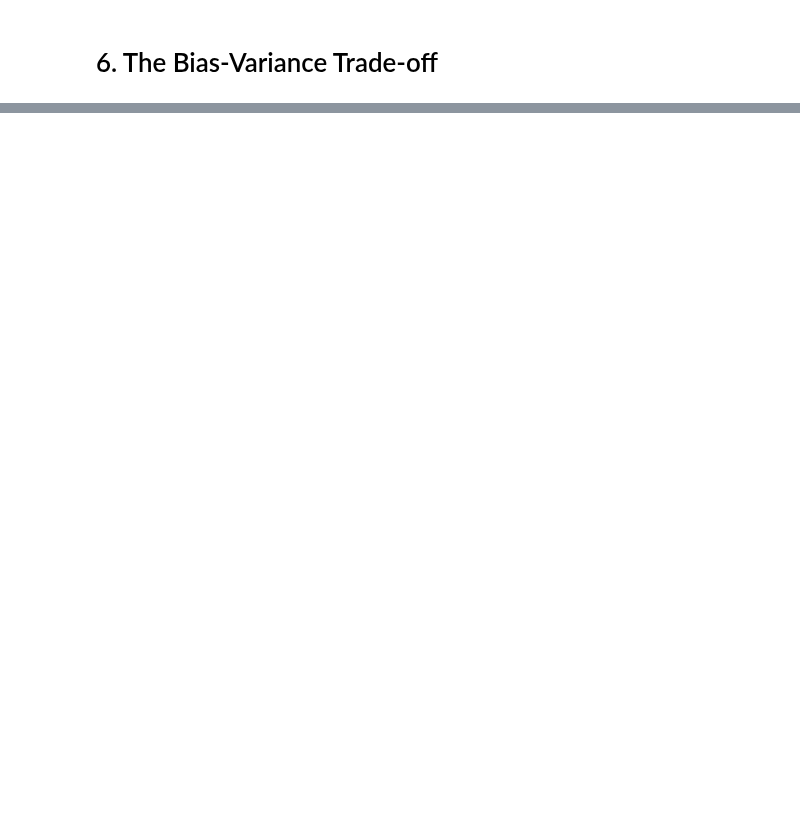
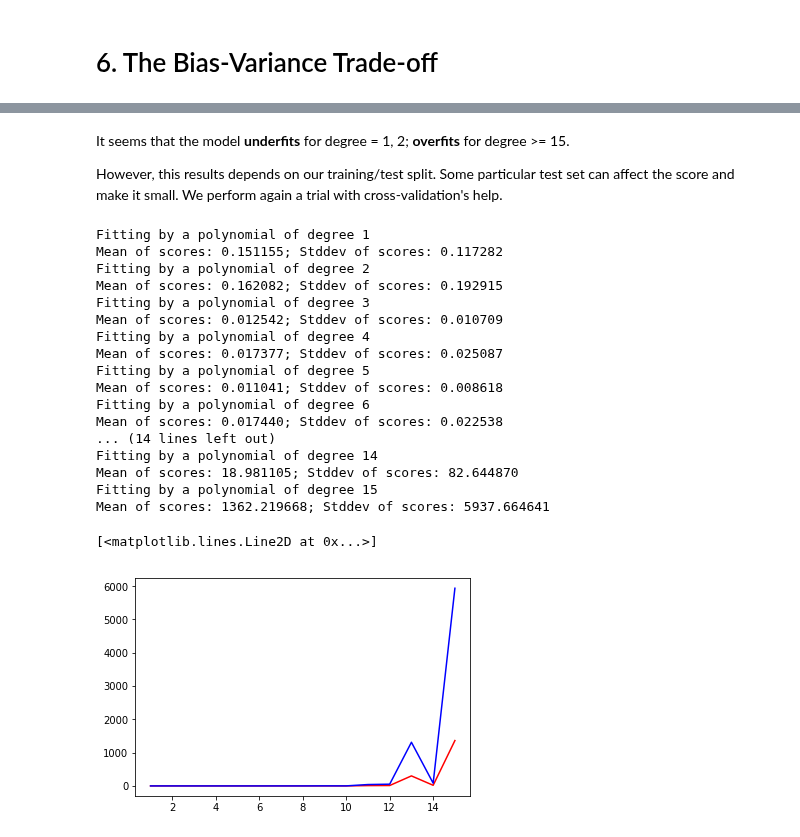
Before and after one commit to riduan91/DSC101, a Jupyter notebook: Lesson6/Amphi/LinearRegression.ipynb, the cells around one changed output, grey strips where cells are left out. Cells and saved outputs as stored; diff of their text form; code cells hidden in the pictures; blank space fills up the shorter version.

```diff
--- a/Lesson6/Amphi/LinearRegression.ipynb
+++ b/Lesson6/Amphi/LinearRegression.ipynb
@@ -263,0 +340,5 @@ np.sqrt(mean_squared_error(y, y_pred))
+# %%
+lr_model = LinearRegression()
+scores = cross_val_score(lr_model, X, y, scoring=lambda lr_model, X, y: mean_squared_error(y, lr_model.predict(X)), cv=5)
+
+print scores
@@ -267,0 +471,49 @@ np.sqrt(mean_squared_error(y, y_pred))
+# %% [markdown]
+It seems that the model **underfits** for degree = 1, 2; **overfits** for degree >= 15.
+
+However, this results depends on our training/test split. Some particular test set can affect the score and make it small. We perform again a trial with cross-validation's help.
+# %%
+sigma = 0.1
+
+N = 50
+
+X = np.random.uniform(-1, 1, [N, 1])
+epsilon = np.random.normal(0, sigma, N)
+y = np.sin(np.pi * X[:,0]) + epsilon
+
+DEGREES = range(1, 16)
+mean_scores = []
+std_scores = []
+
+for degree in DEGREES:
+    print("Fitting by a polynomial of degree %d" % degree)
+    poly = PolynomialFeatures(degree = degree)
+    new_X = poly.fit_transform(X)
+    lr_model = LinearRegression(fit_intercept = False)
+    scores = cross_val_score(lr_model, new_X, y, scoring=lambda lr_model, X, y: mean_squared_error(y, lr_model.predict(X)), cv=20)
+    print("Mean of scores: %f; Stddev of scores: %f" % (np.mean(scores), np.std(scores)))
+    mean_scores.append(np.mean(scores))
+    std_scores.append(np.std(scores))
+
+plt.plot(DEGREES, mean_scores, 'r', label="Mean of scores")
+plt.plot(DEGREES, std_scores, 'b', label="Std dev of scores")
+# %% [output]
+Fitting by a polynomial of degree 1
+Mean of scores: 0.151155; Stddev of scores: 0.117282
+Fitting by a polynomial of degree 2
+Mean of scores: 0.162082; Stddev of scores: 0.192915
+Fitting by a polynomial of degree 3
+Mean of scores: 0.012542; Stddev of scores: 0.010709
+Fitting by a polynomial of degree 4
+Mean of scores: 0.017377; Stddev of scores: 0.025087
+Fitting by a polynomial of degree 5
+Mean of scores: 0.011041; Stddev of scores: 0.008618
+Fitting by a polynomial of degree 6
+Mean of scores: 0.017440; Stddev of scores: 0.022538
+... (14 lines left out)
+Fitting by a polynomial of degree 14
+Mean of scores: 18.981105; Stddev of scores: 82.644870
+Fitting by a polynomial of degree 15
+Mean of scores: 1362.219668; Stddev of scores: 5937.664641
+[<matplotlib.lines.Line2D at 0x...>]
+[figure, added]
```
Also changed, not shown: parts of 45 cells of this notebook, 3 other files.
